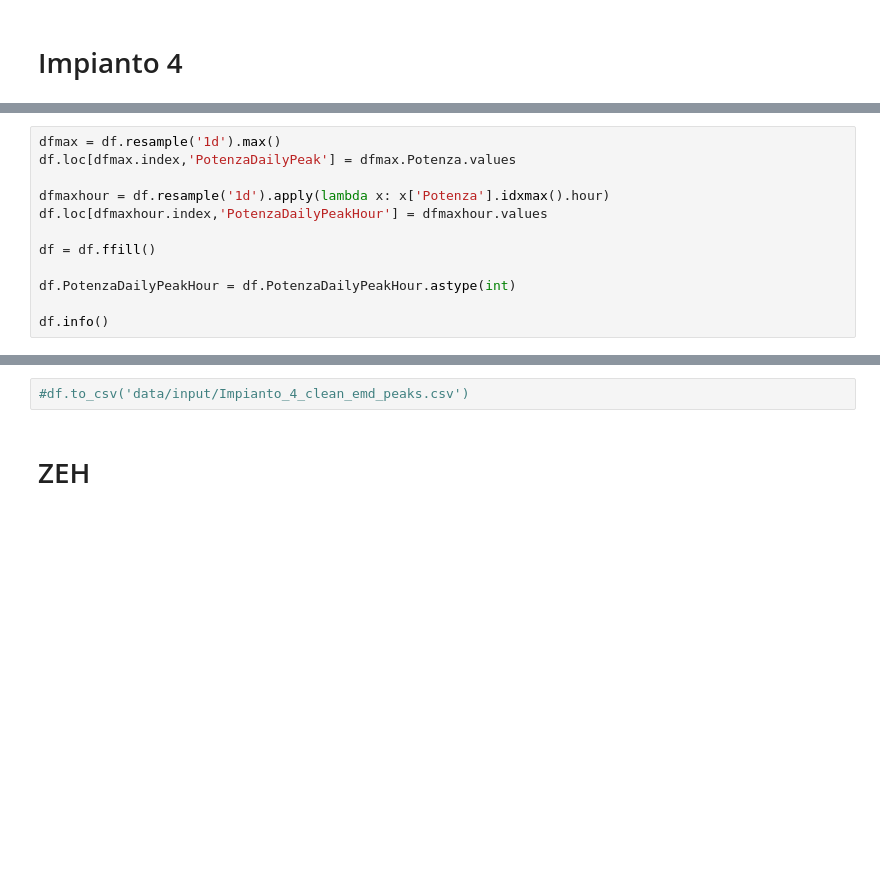
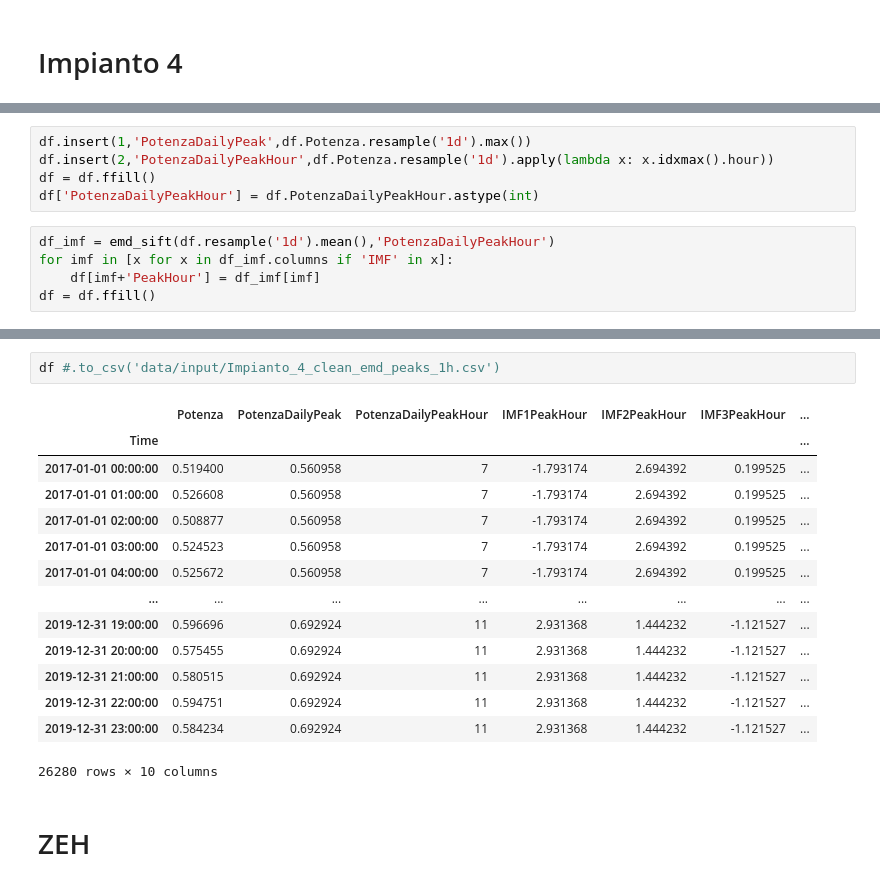
Before and after one commit to woodjmichael/PROPHET-Load_LSTM-mjw, a Jupyter notebook: Calc Peaks.ipynb, the cells around one changed output, grey strips where cells are left out. Saved outputs shown, nothing was run; the diff lists cells and outputs as text; blank space fills up the shorter version.

```diff
--- a/Calc Peaks.ipynb
+++ b/Calc Peaks.ipynb
@@ -28,12 +74,0 @@ df.describe().T
-# %%
-dfmax = df.resample('1d').max()
-df.loc[dfmax.index,'PotenzaDailyPeak'] = dfmax.Potenza.values
-
-dfmaxhour = df.resample('1d').apply(lambda x: x['Potenza'].idxmax().hour)
-df.loc[dfmaxhour.index,'PotenzaDailyPeakHour'] = dfmaxhour.values
-
-df = df.ffill()
-
-df.PotenzaDailyPeakHour = df.PotenzaDailyPeakHour.astype(int)
-
-df.info()
@@ -57,0 +75,10 @@ memory usage: 17.3 MB
+# %%
+df.insert(1,'PotenzaDailyPeak',df.Potenza.resample('1d').max())
+df.insert(2,'PotenzaDailyPeakHour',df.Potenza.resample('1d').apply(lambda x: x.idxmax().hour))
+df = df.ffill()
+df['PotenzaDailyPeakHour'] = df.PotenzaDailyPeakHour.astype(int)
+# %%
+df_imf = emd_sift(df.resample('1d').mean(),'PotenzaDailyPeakHour')
+for imf in [x for x in df_imf.columns if 'IMF' in x]:
+    df[imf+'PeakHour'] = df_imf[imf]
+df = df.ffill()
@@ -58,5 +99,20 @@ memory usage: 17.3 MB
 # %%
-#df.to_csv('data/input/Impianto_4_clean_emd_peaks.csv')
+df #.to_csv('data/input/Impianto_4_clean_emd_peaks_1h.csv')
+# %% [output]
+|  | Potenza | PotenzaDailyPeak | PotenzaDailyPeakHour | IMF1PeakHour | IMF2PeakHour | IMF3PeakHour | ... |
+| Time |  |  |  |  |  |  | ... |
+| 2017-01-01 00:00:00 | 0.519400 | 0.560958 | 7 | -1.793174 | 2.694392 | 0.199525 | ... |
+| 2017-01-01 01:00:00 | 0.526608 | 0.560958 | 7 | -1.793174 | 2.694392 | 0.199525 | ... |
+| 2017-01-01 02:00:00 | 0.508877 | 0.560958 | 7 | -1.793174 | 2.694392 | 0.199525 | ... |
+| 2017-01-01 03:00:00 | 0.524523 | 0.560958 | 7 | -1.793174 | 2.694392 | 0.199525 | ... |
+| 2017-01-01 04:00:00 | 0.525672 | 0.560958 | 7 | -1.793174 | 2.694392 | 0.199525 | ... |
+| ... | ... | ... | ... | ... | ... | ... | ... |
+| 2019-12-31 19:00:00 | 0.596696 | 0.692924 | 11 | 2.931368 | 1.444232 | -1.121527 | ... |
+| 2019-12-31 20:00:00 | 0.575455 | 0.692924 | 11 | 2.931368 | 1.444232 | -1.121527 | ... |
+| 2019-12-31 21:00:00 | 0.580515 | 0.692924 | 11 | 2.931368 | 1.444232 | -1.121527 | ... |
+| 2019-12-31 22:00:00 | 0.594751 | 0.692924 | 11 | 2.931368 | 1.444232 | -1.121527 | ... |
+| 2019-12-31 23:00:00 | 0.584234 | 0.692924 | 11 | 2.931368 | 1.444232 | -1.121527 | ... |
+26280 rows × 10 columns
 # %% [markdown]
 # ZEH
 # %%
```
Also changed, not shown: parts of 9 cells of this notebook, 34 other files.
